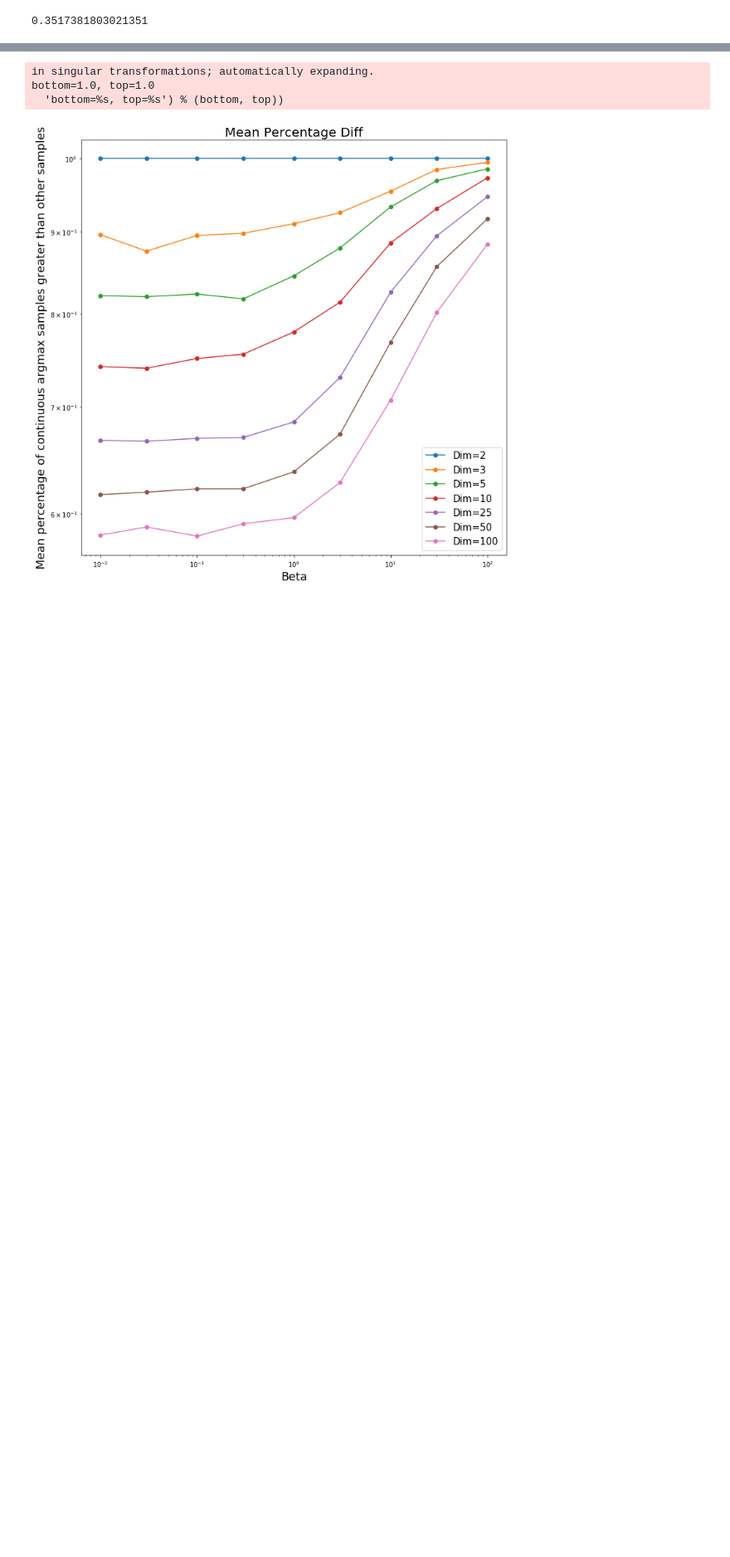
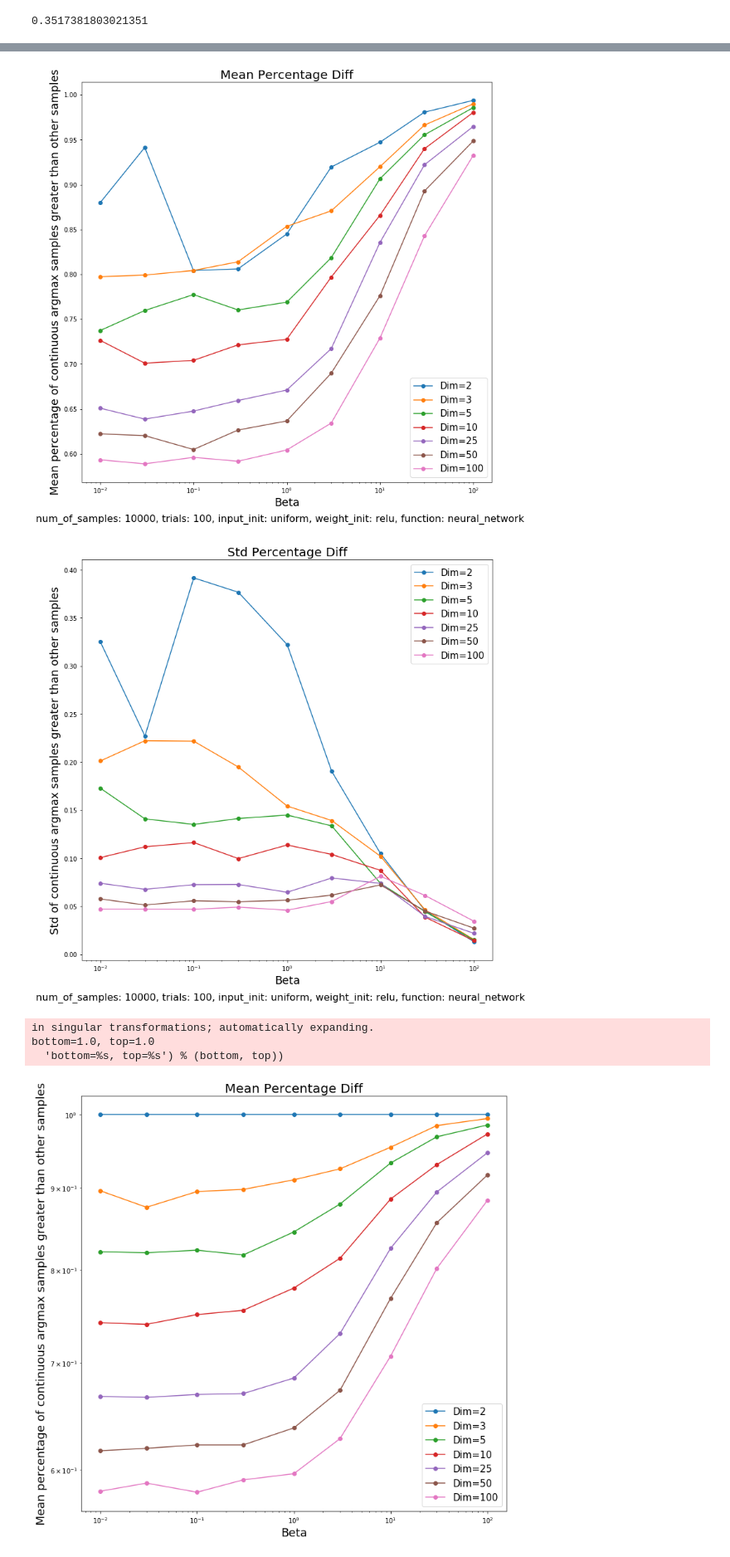
Before and after one commit to j316chuck/AM-Project, a Jupyter notebook: notebooks/Beta Softmax Function Simulations.ipynb, the cells around one changed output, grey strips where cells are left out. Shown at 83% size. Saved outputs shown, nothing was run; the diff lists cells and outputs as text; code cells hidden in the pictures; blank space fills up the shorter version.

```diff
--- a/notebooks/Beta Softmax Function Simulations.ipynb
+++ b/notebooks/Beta Softmax Function Simulations.ipynb
@@ -220,3 +271,8 @@ def plot_average_beta_softmax_function_simulations(trials=100, num_of_points=100
+# %%
+plot_average_beta_softmax_function_simulations(trials=100, num_of_points=10000, dims_lst=[2, 3, 5, 10, 25, 50, 100], input_init="uniform", function="neural_network", weight_init_args="relu", layers=[100, 30, 1])
+# %% [output]
+[figure, added]
+[figure, added]
 # %%
 plot_average_beta_softmax_function_simulations()
 # %% [output]
```
Also changed, not shown: parts of 10 cells of this notebook, 4 other files.
